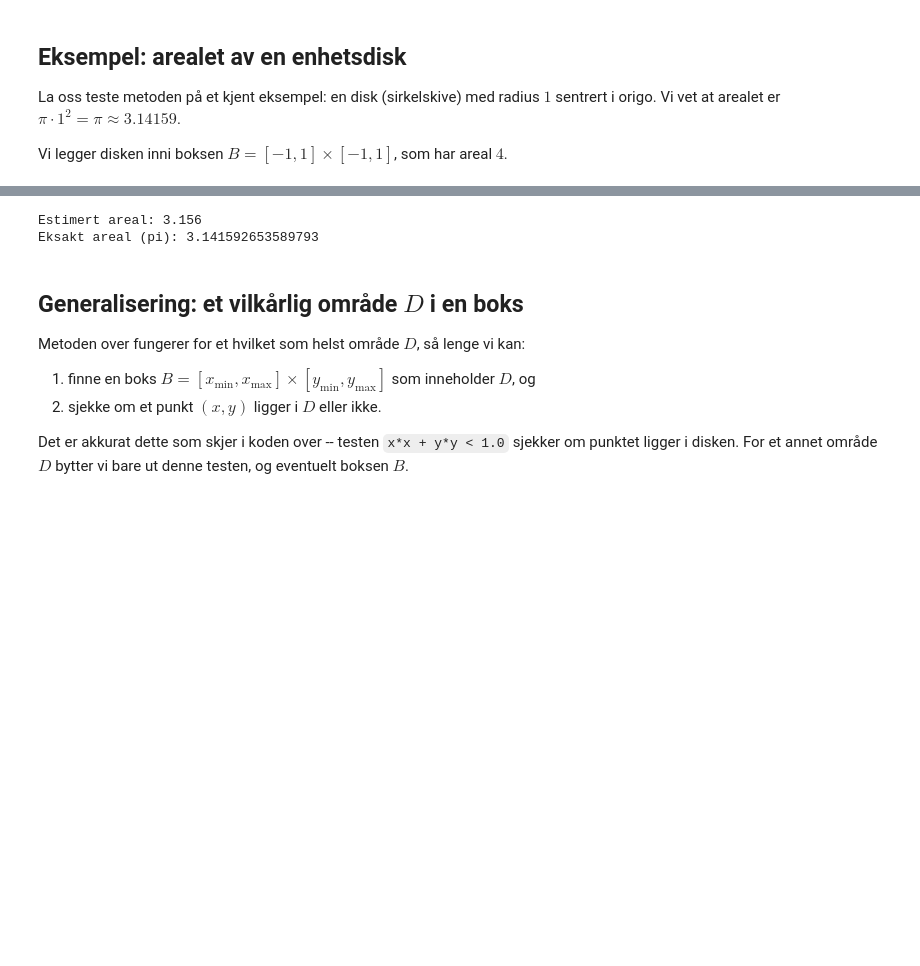
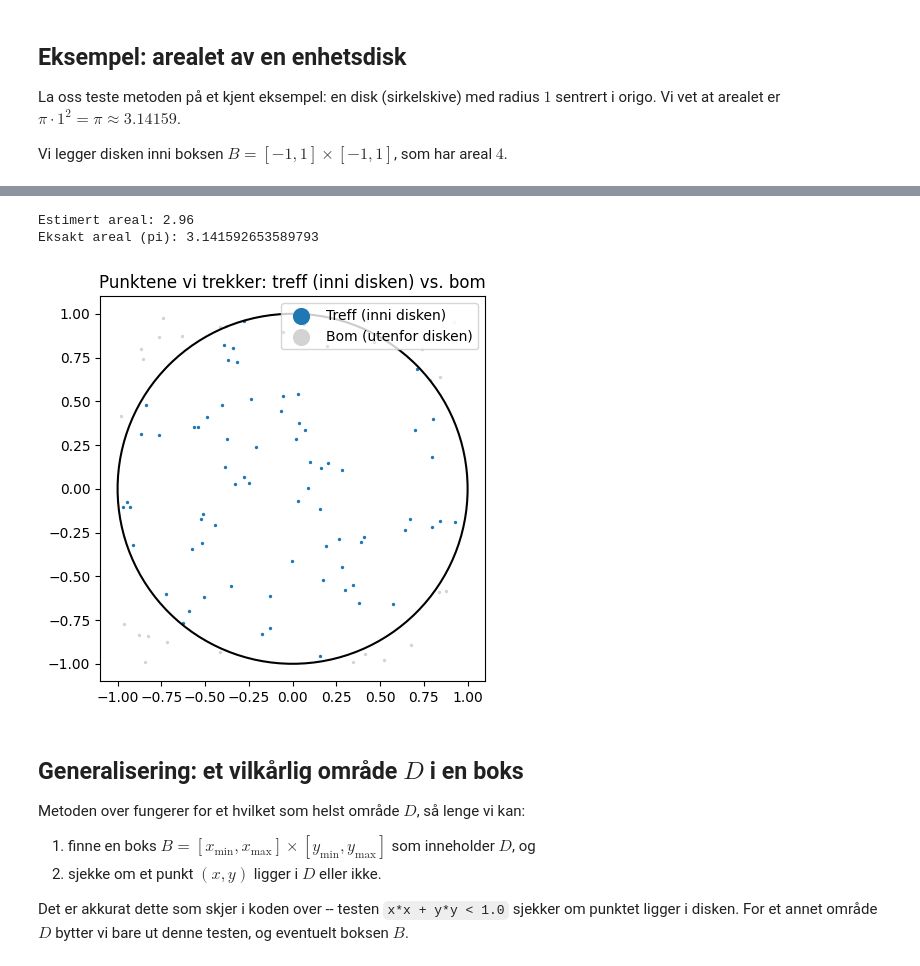
Before and after one commit to kosmoben/IMAA3012_TeachingMaterial, a Jupyter notebook: F4_Integrasjon_MonteCarlo.ipynb, the cells around one changed output, grey strips where cells are left out. Cells and saved outputs as stored; diff of their text form; code cells hidden in the pictures; blank space fills up the shorter version.

```diff
--- a/F4_Integrasjon_MonteCarlo.ipynb
+++ b/F4_Integrasjon_MonteCarlo.ipynb
@@ -25,27 +45,50 @@ Vi legger disken inni boksen $B=[-1,1]\times[-1,1]$, som har areal $4$.
 # %%
+%matplotlib inline
 import random as rnd
+import matplotlib.pyplot as plt
 
 # Boksen B = [-1,1] x [-1,1]
 xmin, xmax = -1.0, 1.0
 ymin, ymax = -1.0, 1.0
 
-numSim = 10000
+numSim = 100
 numHit = 0
+
+xs_hit, ys_hit = [], []     # punktene som havner INNI disken (treff)
+xs_miss, ys_miss = [], []   # punktene som havner UTENFOR disken (bom)
 
 for i in range(numSim):
     x = rnd.random() * (xmax - xmin) + xmin
     y = rnd.random() * (ymax - ymin) + ymin
     if x*x + y*y < 1.0:
         numHit += 1
+        xs_hit.append(x)
+        ys_hit.append(y)
+    else:
+        xs_miss.append(x)
+        ys_miss.append(y)
 
 arealB = (xmax - xmin) * (ymax - ymin)
 areal_disk = arealB * numHit / numSim
 
 print("Estimert areal:", areal_disk)
 print("Eksakt areal (pi):", 3.141592653589793)
+
+# Plot: boksen B (de tilfeldige punktene fyller den helt), disken sin rand,
+# og punktene farget etter om de er et treff (inni disken) eller et bom (utenfor)
+fig, ax = plt.subplots(figsize=(5,5))
+ax.scatter(xs_hit, ys_hit, s=2, color="tab:blue", label="Treff (inni disken)")
+ax.scatter(xs_miss, ys_miss, s=2, color="lightgray", label="Bom (utenfor disken)")
+ax.add_patch(plt.Circle((0,0), 1, fill=False, color="black", linewidth=1.5))   # randen av disken
+
+ax.set_aspect('equal')
+ax.legend(markerscale=8, loc='upper right')
+ax.set_title("Punktene vi trekker: treff (inni disken) vs. bom")
+plt.show()
 # %% [output]
-Estimert areal: 3.156
+Estimert areal: 2.96
 Eksakt areal (pi): 3.141592653589793
+[figure, added]
 # %% [markdown]
 ## Generalisering: et vilkårlig område $D$ i en boks
 
```
Also changed, not shown: parts of 3 cells of this notebook, 1 other file.
